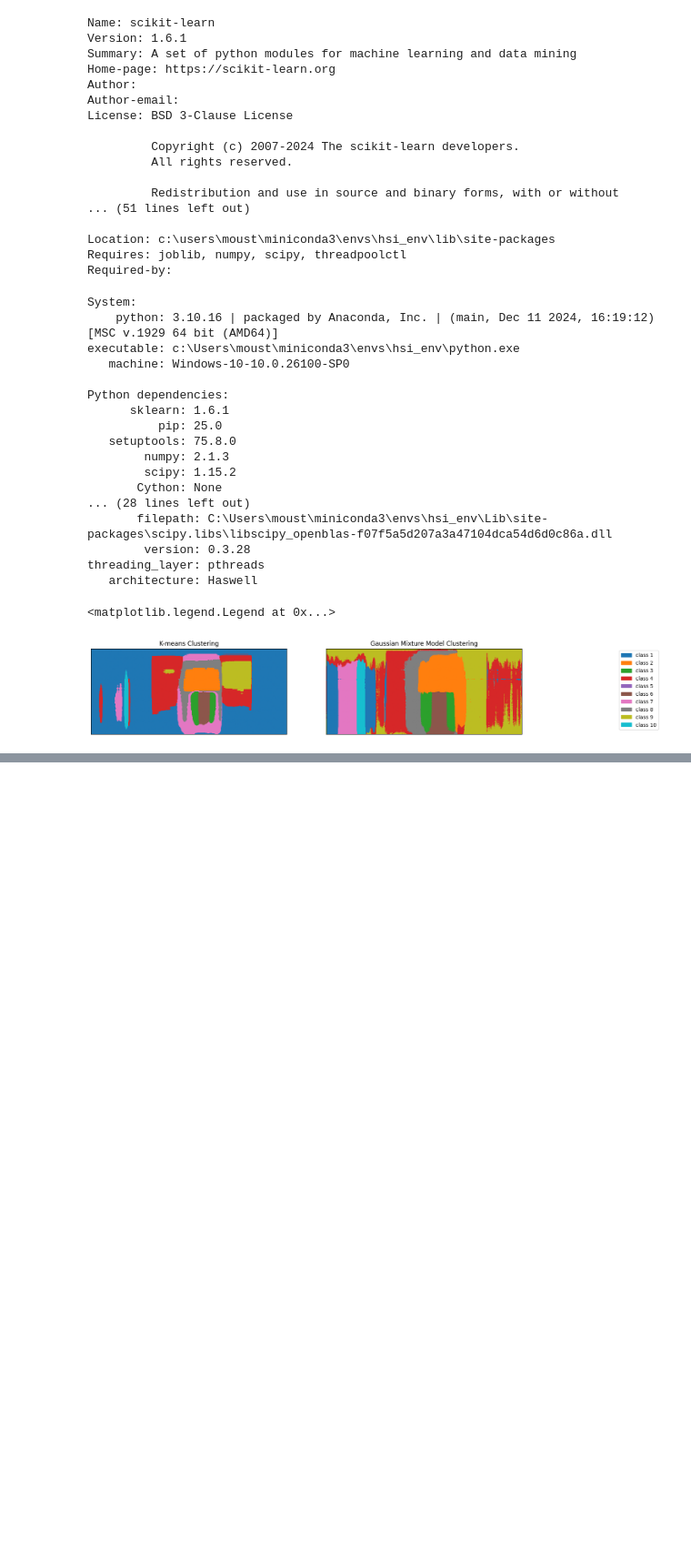
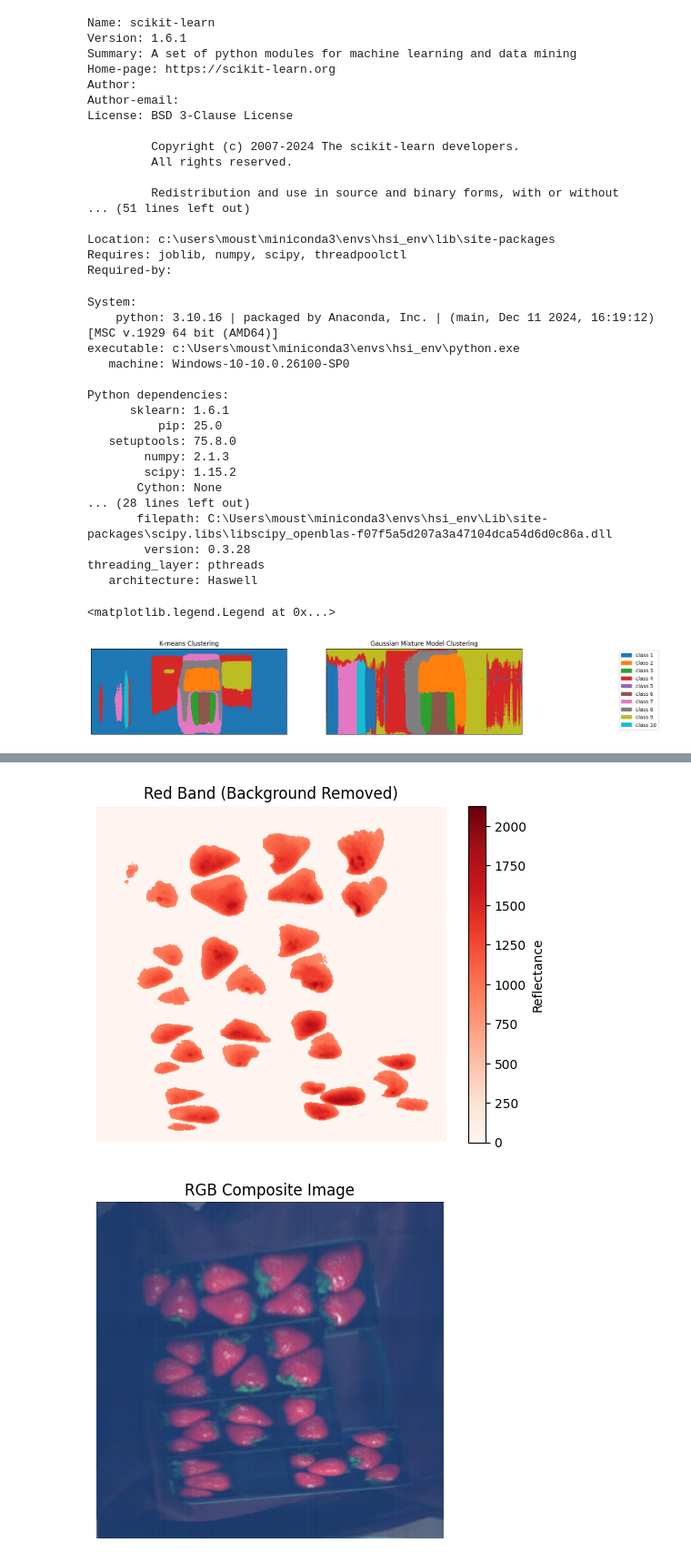
Before and after one commit to Hezengin/HSI-Sortingsystem, a Jupyter notebook: hsi_data_analysis.ipynb, the cells around one changed output, grey strips where cells are left out. Shown at 91% size. Drawn from its saved outputs; the diff is of its cells as text; code cells hidden in the pictures; blank space fills up the shorter version.

```diff
--- a/hsi_data_analysis.ipynb
+++ b/hsi_data_analysis.ipynb
@@ -296,0 +403,63 @@ fig.legend(handles=legend_patches, loc='center right', bbox_to_anchor=(1.15, 0.5
+# %%
+def process_band(data_cube, bands, band_range, crop_margin=50):
+    """
+    Process a specific band from the data cube by cropping, thresholding, and removing the background.
+
+    Parameters:
+    - data_cube (numpy.ndarray): The input 3D data cube.
+    - bands (numpy.ndarray): Array of band wavelengths.
+    - band_range (tuple): The wavelength range for the desired band (e.g., (620, 750) for red).
+    - crop_margin (int): The margin to crop from the edges of the data cube.
+
+    Returns:
+    - processed_band (numpy.ndarray): The processed band with background removed.
+    """
+    # Crop the data cube to focus on the central region
+    height, width = data_cube.shape[0], data_cube.shape[2]
+    cropped_data_cube = data_cube[crop_margin:height-crop_margin, :, crop_margin:width-crop_margin]
+
+    # Find the index of the desired band
+    band_index = np.argmin(np.abs(bands - np.mean(band_range)))
+    band_data = cropped_data_cube[:, band_index, :]
+
+    # Dynamically calculate a threshold based on the data range
+    threshold = band_data.mean() + band_data.std()  # Mean + 1 standard deviation
+    binary_mask = band_data > threshold
+
+    # Apply the mask to remove the background
+    processed_band = np.where(binary_mask, band_data, 0)
+
+    return processed_band
+
+# Example usage
+data_cube = np.load("data_cubes\data_cube_20250509_151914.npy")  # Load your data cube
+bands = np.genfromtxt('bands.csv', delimiter=',')  # Load the bands
+
+red_band_data_no_background = process_band(data_cube, bands, red_range)
+rgb_composite = create_rgb_composite(data_cube, bands=(red_band, green_band, blue_band))
+
+
+# Display the result
+plt.imshow(red_band_data_no_background, cmap='Reds')
+plt.title("Red Band (Background Removed)")
+plt.colorbar(label="Reflectance")
+plt.axis("off")
+plt.show()
+
+# Display the RGB composite image
+plt.imshow(rgb_composite)
+plt.title("RGB Composite Image")
+plt.axis("off")
+plt.show()
+
+
+
+
+# # Show the red_band_data_no_background numpy array
+# print(red_band_data_no_background)
+# # Save the modified data cube
+# output_filename = "red_band_data_no_background.npy"
+# np.save(output_filename, red_band_data_no_background)
+# %% [output]
+[figure, added]
+[figure, added]
```
Also changed, not shown: parts of 19 cells of this notebook.
